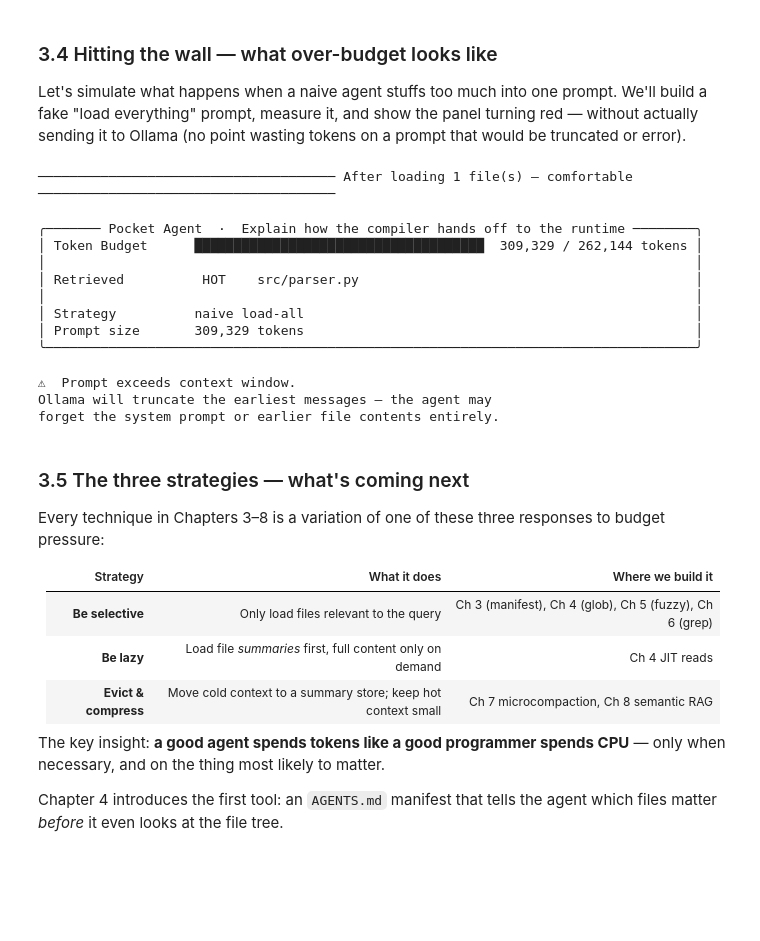
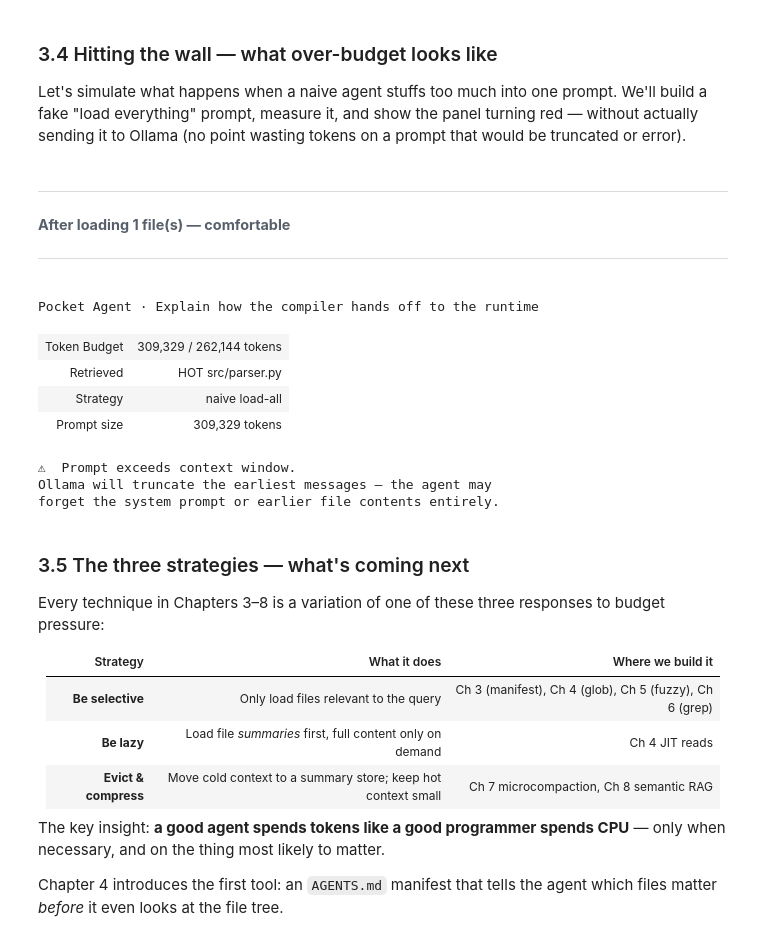
Before and after one commit to alankarmisra/pocket-agent, a Jupyter notebook: pocket_agent.ipynb, the cells around one changed output. Saved outputs shown, nothing was run; the diff lists cells and outputs as text; code cells hidden in the pictures; blank space fills up the shorter version.

```diff
--- a/pocket_agent.ipynb
+++ b/pocket_agent.ipynb
@@ -730,54 +755,49 @@ def _simulate_overbudget() -> None:
         {"name": "tests/test_parser.py","tokens": int(TOKEN_BUDGET * 1.15)},
         {"name": "docs/architecture.md","tokens": int(TOKEN_BUDGET * 1.12)},
         {"name": "README.md",          "tokens": int(TOKEN_BUDGET * 1.08)},
         {"name": "setup.py",           "tokens": int(TOKEN_BUDGET * 1.05)},
     ]
 
     loaded_files = []
     accumulated  = 0
     query        = "Explain how the compiler hands off to the runtime"
 
     for i, f in enumerate(fake_files):
         accumulated += f["tokens"]
         loaded_files.append({"path": f["name"], "hot": True})
 
         pct = accumulated / TOKEN_BUDGET
         label = (
-            "[green]comfortable[/green]" if pct < 1.6 else
-            "[yellow]warning[/yellow]"   if pct < 1.85 else
-            "[red]OVER BUDGET[/red]"
+            "comfortable" if pct < 1.6 else
+            "warning"     if pct < 1.85 else
+            "OVER BUDGET"
         )
-        console.rule(f"After loading {i+1} file(s) — {label}")
+        show_rule(f"After loading {i+1} file(s) — {label}")
         show_panel(
             query        = query,
             token_used   = accumulated,
             files        = loaded_files,
             strategy     = "naive load-all",
             prompt_size  = accumulated,
         )
 
         if accumulated > TOKEN_BUDGET:
-            console.print(
-                "\n[bold red]⚠  Prompt exceeds context window.[/bold red]\n"
-                "Ollama will truncate the earliest messages — the agent may\n"
-                "forget the system prompt or earlier file contents entirely.\n"
-            )
+            print("\n⚠  Prompt exceeds context window.")
+            print("Ollama will truncate the earliest messages — the agent may")
+            print("forget the system prompt or earlier file contents entirely.\n")
             break
 
 _simulate_overbudget()
 # %% [output]
+After loading 1 file(s) — comfortable
-────────────────────────────────────── After loading 1 file(s) — comfortable ──────────────────────────────────────
+Pocket Agent · Explain how the compiler hands off to the runtime
+| Token Budget | 309,329 / 262,144 tokens |
+| Retrieved | HOT src/parser.py |
+| Strategy | naive load-all |
+| Prompt size | 309,329 tokens |
-╭─────── Pocket Agent  ·  Explain how the compiler hands off to the runtime ────────╮
-│ Token Budget      █████████████████████████████████████  309,329 / 262,144 tokens │
-│                                                                                   │
-│ Retrieved          HOT    src/parser.py                                           │
-│                                                                                   │
-│ Strategy          naive load-all                                                  │
-│ Prompt size       309,329 tokens                                                  │
-╰───────────────────────────────────────────────────────────────────────────────────╯
+⚠  Prompt exceeds context window.
+Ollama will truncate the earliest messages — the agent may
+forget the system prompt or earlier file contents entirely.
-⚠  Prompt exceeds context window.
-Ollama will truncate the earliest messages — the agent may
-forget the system prompt or earlier file contents entirely.
 # %% [markdown]
 ### 3.5 The three strategies — what's coming next
 
```
Also changed, not shown: parts of 65 cells of this notebook, 5 other files.
